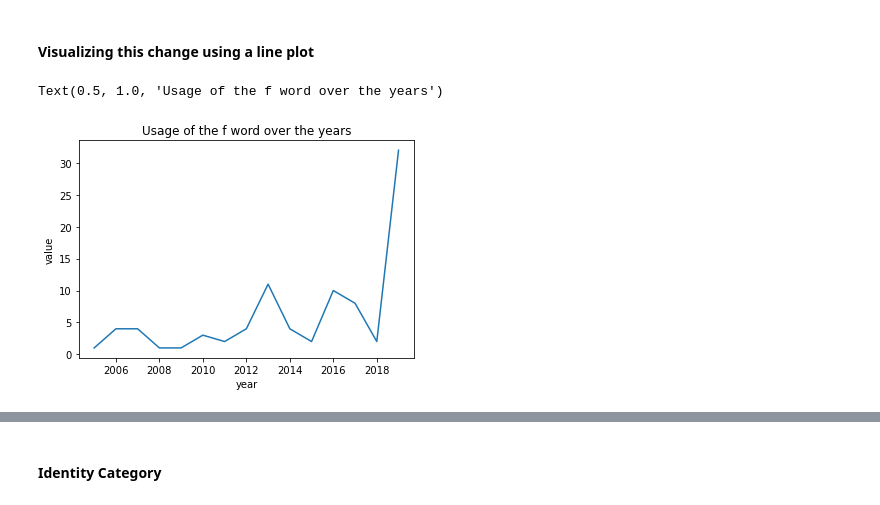
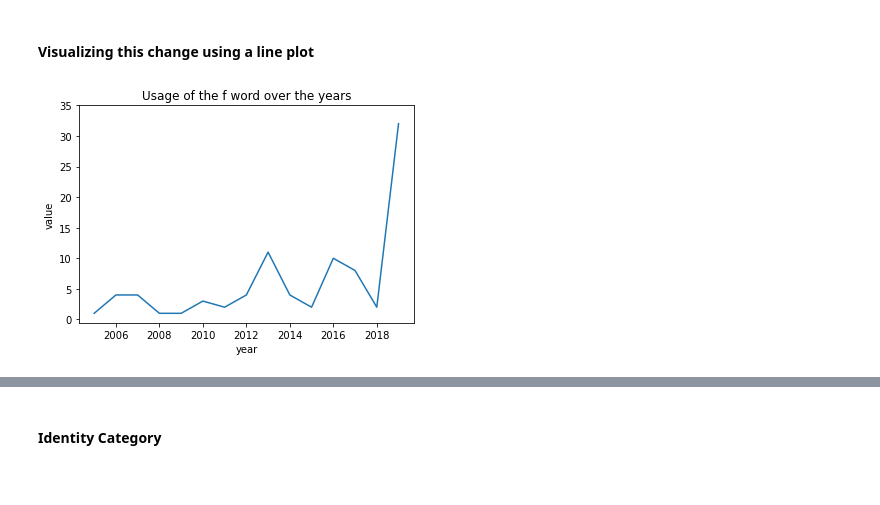
Before and after one commit to data301-2020-winter2/course-project-group_1052, a Jupyter notebook: analysis/Tia/Tia_Milestone_2_Task4.ipynb, the cells around one changed output, grey strips where cells are left out. Cells and saved outputs as stored; diff of their text form; code cells hidden in the pictures.

```diff
--- a/analysis/Tia/Tia_Milestone_2_Task4.ipynb
+++ b/analysis/Tia/Tia_Milestone_2_Task4.ipynb
@@ -34,7 +32,7 @@ os.chdir('analysis/Tia')
 # %% [markdown]
 ## Part 2: Loading in dataframe and testing to see if it worked
 # %%
-df = pf.load_df('data/raw/KB_censored-lyrics.csv', 'Tia')
+df = pf.load_df('data/raw/KB_censored-lyrics.csv')
 df.head()
 # %% [output]
 |  | ogArtist | songName | badWord | count | category | year | ogLyric | kbLyric |
@@ -235,6 +233,6 @@ df_fWord
 # %%
 sns.lineplot(data=df_fWord, x='year', y='value')
 plt.title('Usage of the f word over the years')
+plt.yticks(range(0,36,5));
 # %% [output]
-Text(0.5, 1.0, 'Usage of the f word over the years')
-[figure, old version]
+[figure, new version]
```
Also changed, not shown: parts of 8 cells of this notebook.
